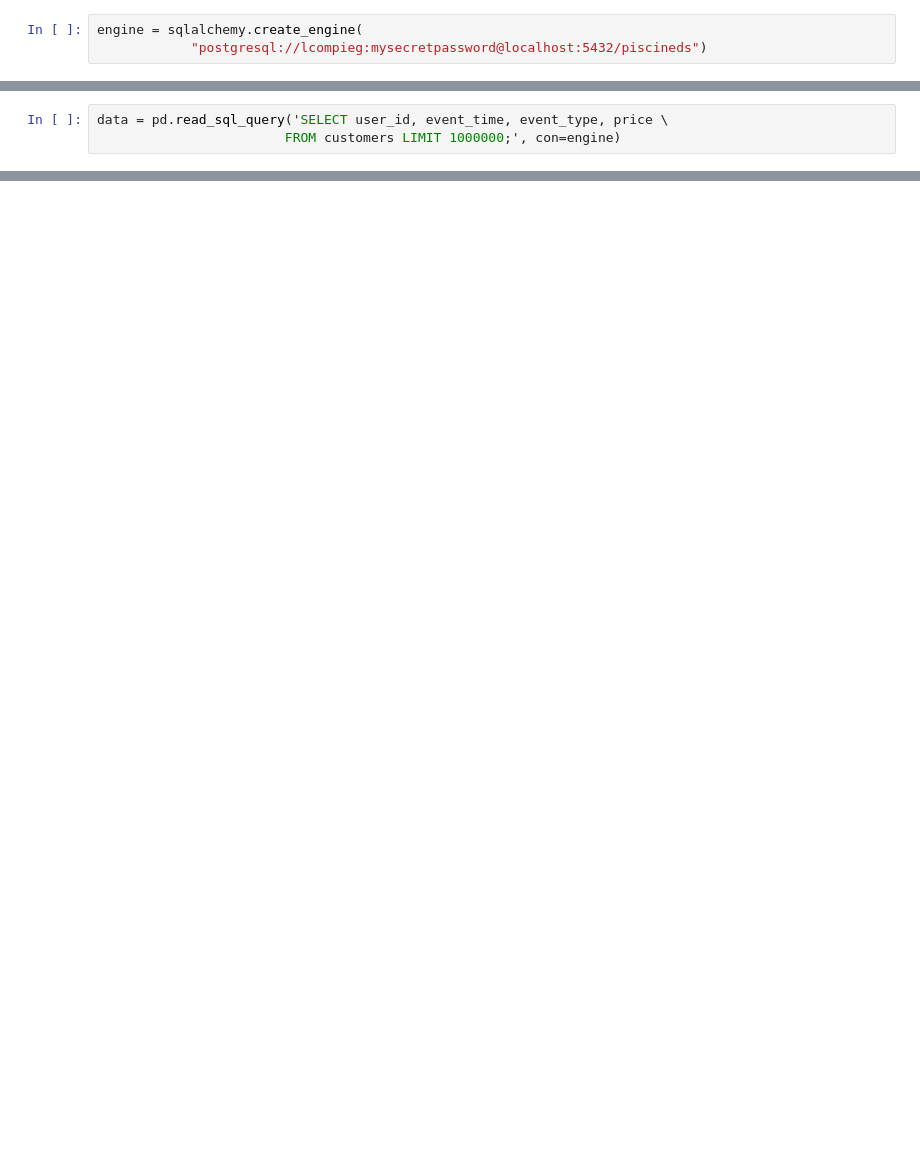
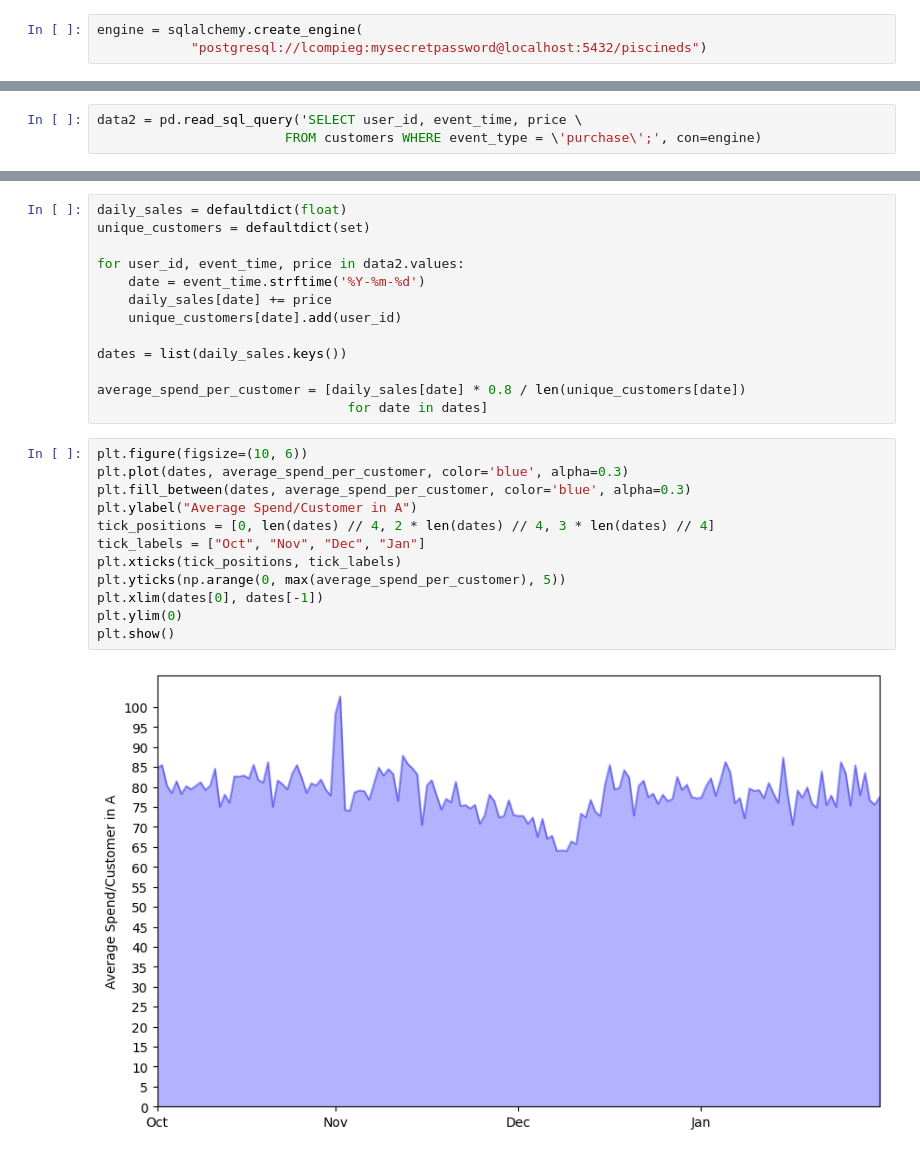
Before and after one commit to Atroooo/Piscine_DataScience, a Jupyter notebook: datascience_2/ex01/chart.ipynb, the cells around one changed output, grey strips where cells are left out. Saved outputs shown, nothing was run; the diff lists cells and outputs as text; blank space fills up the shorter version.

```diff
--- a/datascience_2/ex01/chart.ipynb
+++ b/datascience_2/ex01/chart.ipynb
@@ -8,3 +57,3 @@ engine = sqlalchemy.create_engine(
 # %%
-data = pd.read_sql_query('SELECT user_id, event_time, event_type, price \
-                        FROM customers LIMIT 1000000;', con=engine)
+data2 = pd.read_sql_query('SELECT user_id, event_time, price \
+                        FROM customers WHERE event_type = \'purchase\';', con=engine)
@@ -24,0 +60,27 @@ memory usage: 30.5+ MB
+# %%
+daily_sales = defaultdict(float)
+unique_customers = defaultdict(set)
+
+for user_id, event_time, price in data2.values:
+    date = event_time.strftime('%Y-%m-%d')
+    daily_sales[date] += price
+    unique_customers[date].add(user_id)
+
+dates = list(daily_sales.keys())
+
+average_spend_per_customer = [daily_sales[date] * 0.8 / len(unique_customers[date])
+                                for date in dates]
+# %%
+plt.figure(figsize=(10, 6))
+plt.plot(dates, average_spend_per_customer, color='blue', alpha=0.3)
+plt.fill_between(dates, average_spend_per_customer, color='blue', alpha=0.3)
+plt.ylabel("Average Spend/Customer in A")
+tick_positions = [0, len(dates) // 4, 2 * len(dates) // 4, 3 * len(dates) // 4]
+tick_labels = ["Oct", "Nov", "Dec", "Jan"]
+plt.xticks(tick_positions, tick_labels)
+plt.yticks(np.arange(0, max(average_spend_per_customer), 5))
+plt.xlim(dates[0], dates[-1])
+plt.ylim(0)
+plt.show()
+# %% [output]
+[figure, added]
```
Also changed, not shown: parts of 9 cells of this notebook, 2 other files.
